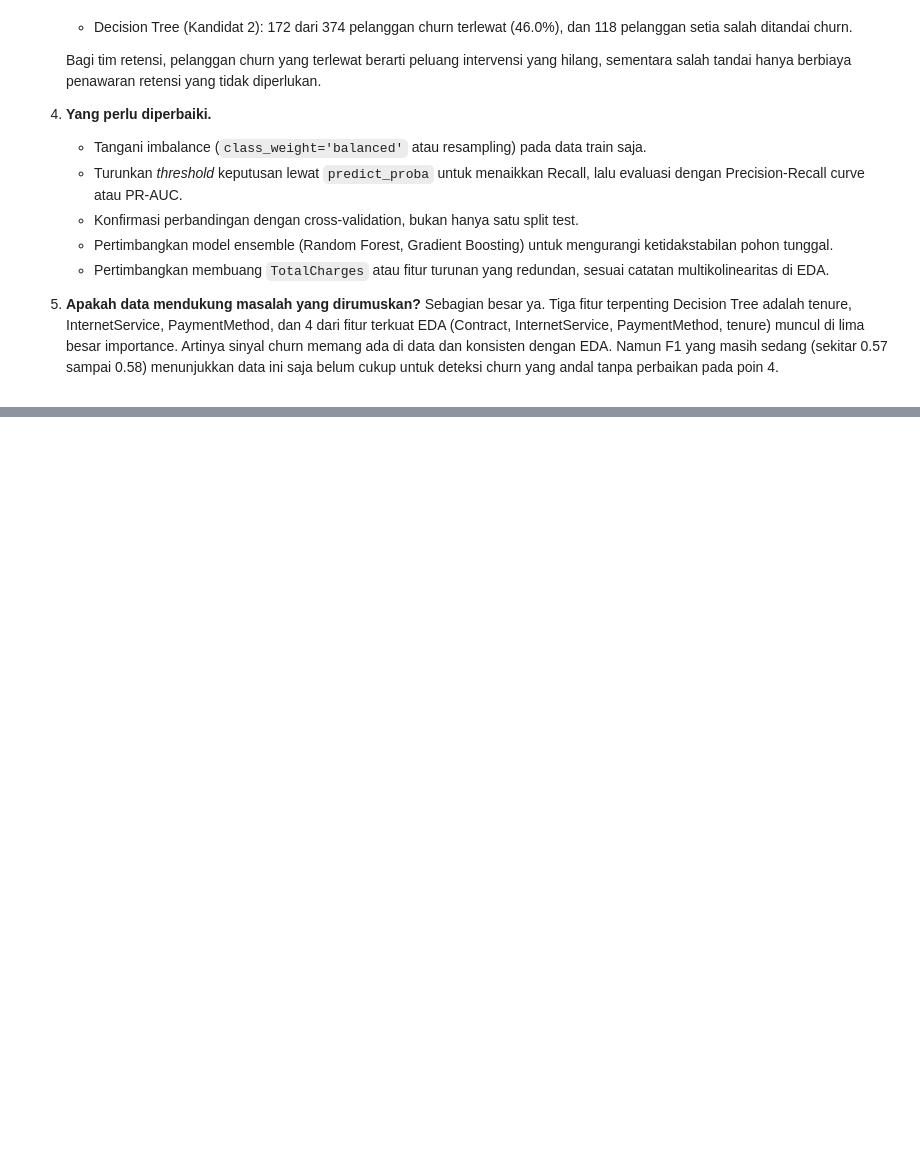
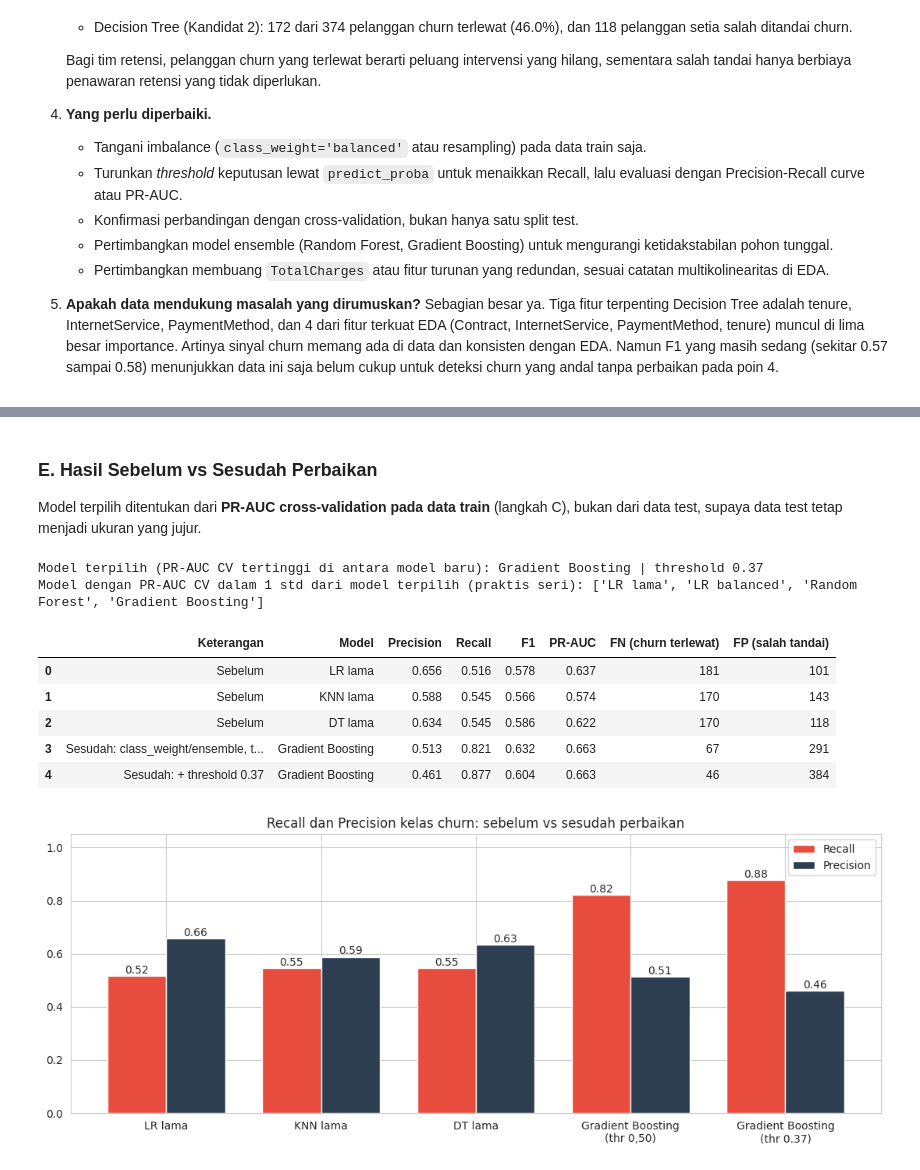
Before and after one commit to carlos1739/analisis_telco, a Jupyter notebook: notebook/churn_analysis.ipynb, the cells around one changed output, grey strips where cells are left out. Cells and saved outputs as stored; diff of their text form; code cells hidden in the pictures; blank space fills up the shorter version.

```diff
--- a/notebook/churn_analysis.ipynb
+++ b/notebook/churn_analysis.ipynb
@@ -1085,0 +1310,52 @@ display(Markdown(teks))
+# %% [markdown]
+### E. Hasil Sebelum vs Sesudah Perbaikan
+
+Model terpilih ditentukan dari **PR-AUC cross-validation pada data train** (langkah C), bukan dari data test, supaya data test tetap menjadi ukuran yang jujur.
+# %%
+baru_set = ['LR balanced', 'KNN (tanpa TotalCh)', 'DT balanced', 'Random Forest', 'Gradient Boosting']
+cv_baru = cv_df.loc[baru_set]
+
+# Model terpilih: PR-AUC CV tertinggi di antara model hasil perbaikan (bukan dari data test)
+terpilih = cv_baru['PR-AUC (rata-rata)'].idxmax()
+best_m, best_s = cv_baru.loc[terpilih, 'PR-AUC (rata-rata)'], cv_baru.loc[terpilih, 'PR-AUC (std)']
+setara = [m for m in cv_df.index if cv_df.loc[m, 'PR-AUC (rata-rata)'] >= best_m - best_s]
+print(f"Model terpilih (PR-AUC CV tertinggi di antara model baru): {terpilih} | threshold {thr[terpilih]:.2f}")
+print(f"Model dengan PR-AUC CV dalam 1 std dari model terpilih (praktis seri): {setara}")
+
+n_churn_test = int((y_test == 1).sum())
+def ambil(model, jenis, ket):
+    r = df_test[(df_test['Model'] == model) & (df_test['Jenis'] == jenis)].copy()
+    r.insert(0, 'Keterangan', ket)
+    return r
+
+bandingan = pd.concat([
+    ambil('LR lama', '0,50', 'Sebelum'),
+    ambil('KNN lama', '0,50', 'Sebelum'),
+    ambil('DT lama', '0,50', 'Sebelum'),
+    ambil(terpilih, '0,50', 'Sesudah: class_weight/ensemble, threshold 0,50'),
+    ambil(terpilih, 'tuned', f'Sesudah: + threshold {thr[terpilih]:.2f}'),
+]).reset_index(drop=True)
+display(bandingan[['Keterangan', 'Model', 'Precision', 'Recall', 'F1', 'PR-AUC',
+                   'FN (churn terlewat)', 'FP (salah tandai)']].round(3))
+
+fig, ax = plt.subplots(figsize=(11, 4.5))
+lbl = ['LR lama', 'KNN lama', 'DT lama', f'{terpilih}\n(thr 0,50)', f'{terpilih}\n(thr {thr[terpilih]:.2f})']
+rec_v, pre_v = list(bandingan['Recall']), list(bandingan['Precision'])
+x = np.arange(len(lbl)); w = 0.38
+ax.bar(x - w/2, rec_v, w, label='Recall', color='#E74C3C')
+ax.bar(x + w/2, pre_v, w, label='Precision', color='#2C3E50')
+for i, (a, b) in enumerate(zip(rec_v, pre_v)):
+    ax.text(i - w/2, a + 0.01, f'{a:.2f}', ha='center'); ax.text(i + w/2, b + 0.01, f'{b:.2f}', ha='center')
+ax.set_xticks(x); ax.set_xticklabels(lbl); ax.set_ylim(0, 1.05)
+ax.set_title('Recall dan Precision kelas churn: sebelum vs sesudah perbaikan'); ax.legend()
+plt.tight_layout(); plt.show()
+# %% [output]
+Model terpilih (PR-AUC CV tertinggi di antara model baru): Gradient Boosting | threshold 0.37
+Model dengan PR-AUC CV dalam 1 std dari model terpilih (praktis seri): ['LR lama', 'LR balanced', 'Random Forest', 'Gradient Boosting']
+|  | Keterangan | Model | Precision | Recall | F1 | PR-AUC | FN (churn terlewat) | FP (salah tandai) |
+| 0 | Sebelum | LR lama | 0.656 | 0.516 | 0.578 | 0.637 | 181 | 101 |
+| 1 | Sebelum | KNN lama | 0.588 | 0.545 | 0.566 | 0.574 | 170 | 143 |
+| 2 | Sebelum | DT lama | 0.634 | 0.545 | 0.586 | 0.622 | 170 | 118 |
+| 3 | Sesudah: class_weight/ensemble, t... | Gradient Boosting | 0.513 | 0.821 | 0.632 | 0.663 | 67 | 291 |
+| 4 | Sesudah: + threshold 0.37 | Gradient Boosting | 0.461 | 0.877 | 0.604 | 0.663 | 46 | 384 |
+[figure, added]
```
Also changed, not shown: parts of 11 cells of this notebook.
